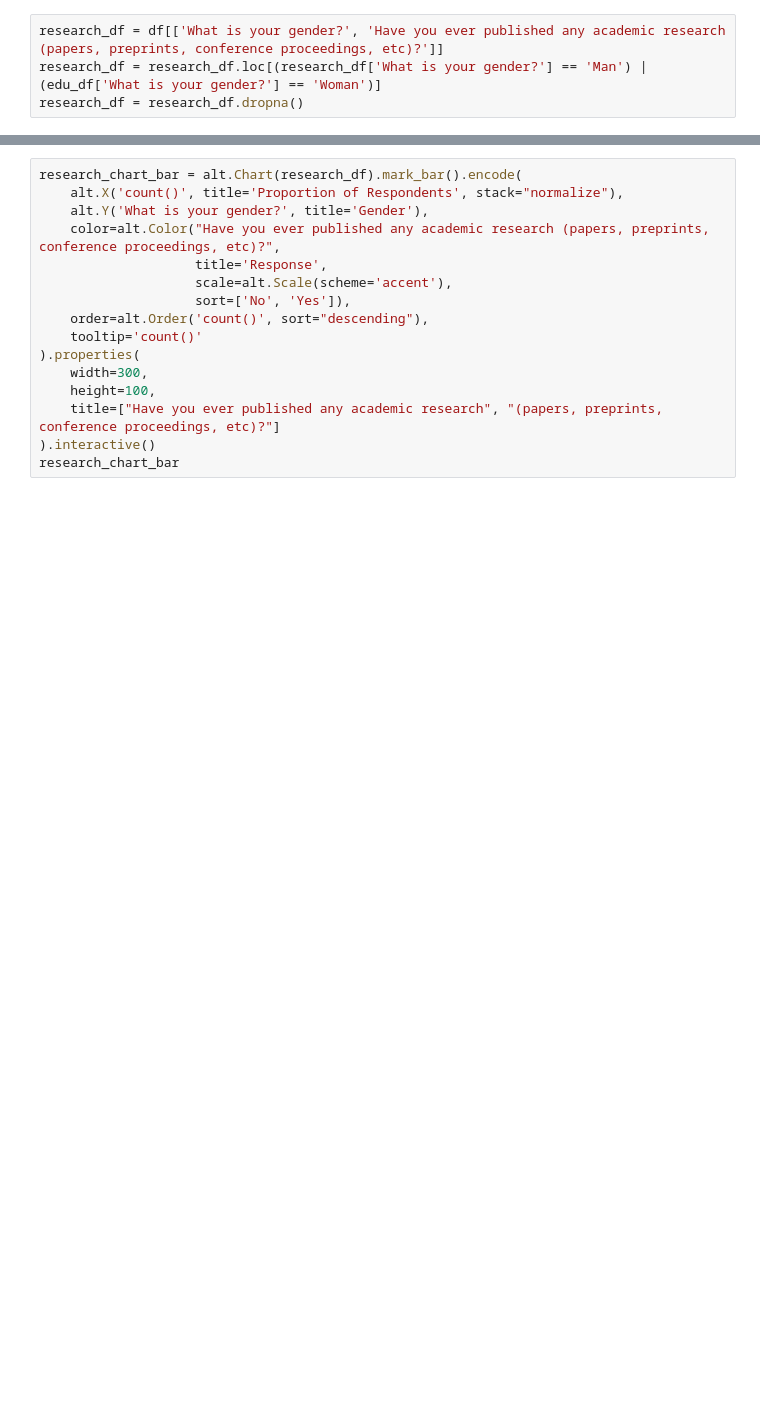
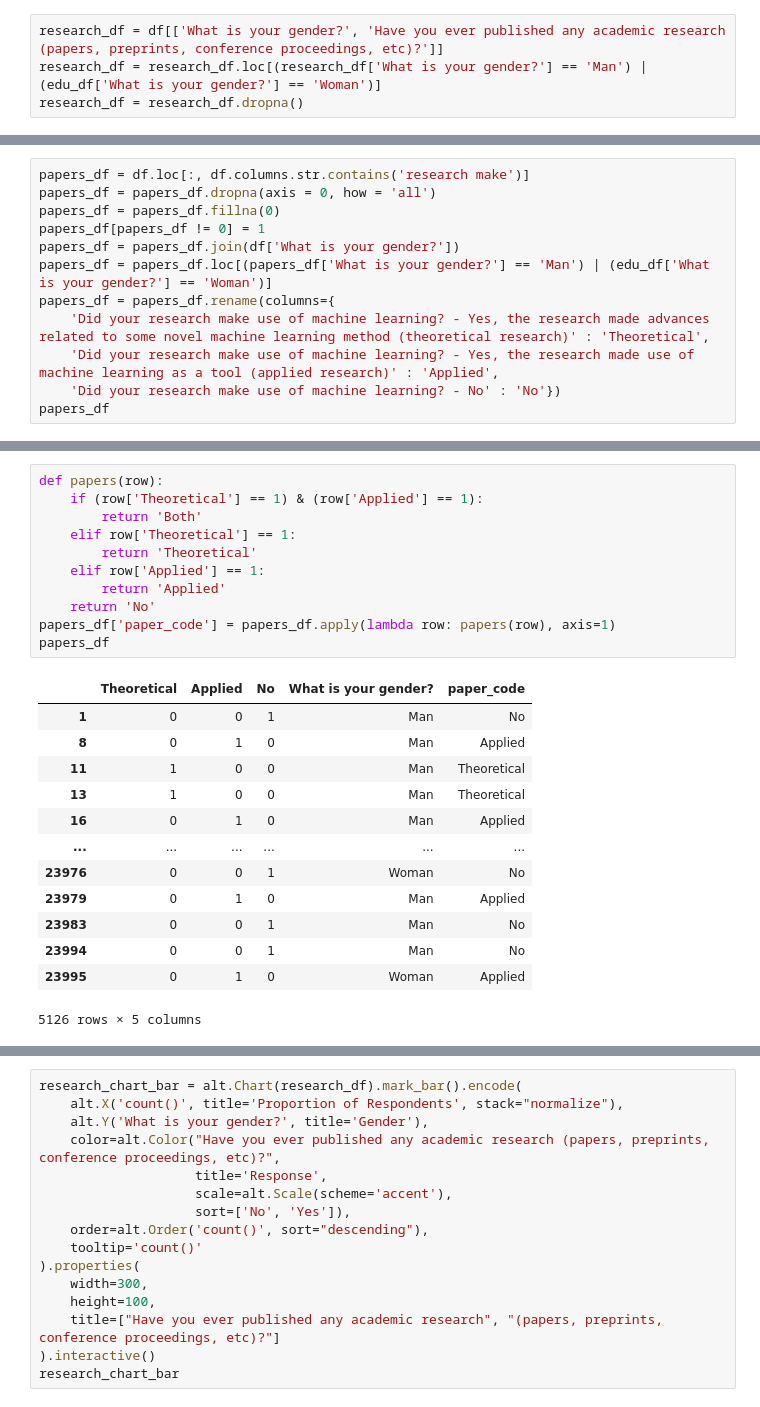
Before and after one commit to lzung/wids-2022, a Jupyter notebook: src/data_cleaning.ipynb, the cells around one changed output, grey strips where cells are left out. Drawn from its saved outputs; the diff is of its cells as text; blank space fills up the shorter version.

```diff
--- a/src/data_cleaning.ipynb
+++ b/src/data_cleaning.ipynb
@@ -937,3 +937,15 @@ research_chart = alt.Chart(research_df).transform_joinaggregate(
 research_chart
 # %% [output]
 [interactive output not drawn]
+# %%
+papers_df = df.loc[:, df.columns.str.contains('research make')]
+papers_df = papers_df.dropna(axis = 0, how = 'all')
+papers_df = papers_df.fillna(0)
+papers_df[papers_df != 0] = 1
+papers_df = papers_df.join(df['What is your gender?'])
+papers_df = papers_df.loc[(papers_df['What is your gender?'] == 'Man') | (edu_df['What is your gender?'] == 'Woman')]
+papers_df = papers_df.rename(columns={
+    'Did your research make use of machine learning? - Yes, the research made advances related to some novel machine learning method (theoretical research)' : 'Theoretical',
+    'Did your research make use of machine learning? - Yes, the research made use of machine learning as a tool (applied research)' : 'Applied',
+    'Did your research make use of machine learning? - No' : 'No'})
+papers_df
@@ -939,0 +966,25 @@ research_chart
+# %%
+def papers(row):
+    if (row['Theoretical'] == 1) & (row['Applied'] == 1):
+        return 'Both'
+    elif row['Theoretical'] == 1:
+        return 'Theoretical'
+    elif row['Applied'] == 1:
+        return 'Applied'
+    return 'No'
+papers_df['paper_code'] = papers_df.apply(lambda row: papers(row), axis=1)
+papers_df
+# %% [output]
+|  | Theoretical | Applied | No | What is your gender? | paper_code |
+| 1 | 0 | 0 | 1 | Man | No |
+| 8 | 0 | 1 | 0 | Man | Applied |
+| 11 | 1 | 0 | 0 | Man | Theoretical |
+| 13 | 1 | 0 | 0 | Man | Theoretical |
+| 16 | 0 | 1 | 0 | Man | Applied |
+| ... | ... | ... | ... | ... | ... |
+| 23976 | 0 | 0 | 1 | Woman | No |
+| 23979 | 0 | 1 | 0 | Man | Applied |
+| 23983 | 0 | 0 | 1 | Man | No |
+| 23994 | 0 | 0 | 1 | Man | No |
+| 23995 | 0 | 1 | 0 | Woman | Applied |
+5126 rows × 5 columns
```
Also changed, not shown: parts of 10 cells of this notebook, 3 other files.
